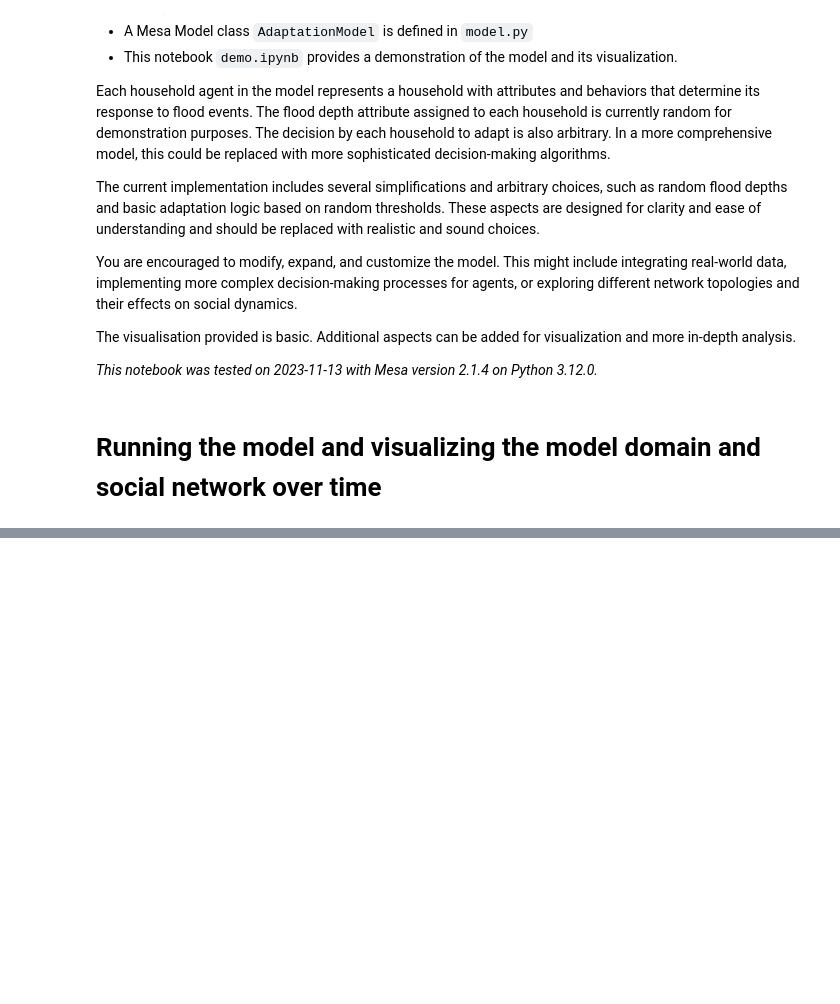
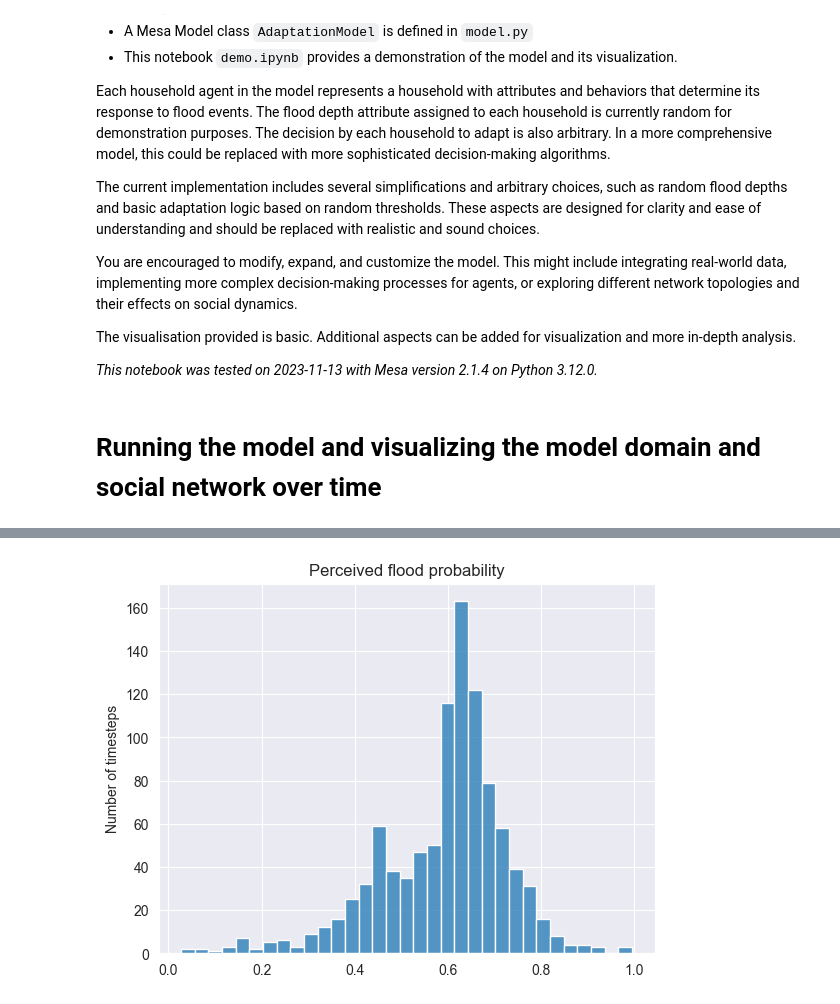
Before and after one commit to ElizeBr/ABM-Flood-adaptation-assignment, a Jupyter notebook: model/demo.ipynb, the cells around one changed output, grey strips where cells are left out. Drawn from its saved outputs; the diff is of its cells as text; code cells hidden in the pictures; blank space fills up the shorter version.

```diff
--- a/model/demo.ipynb
+++ b/model/demo.ipynb
@@ -172,0 +199,7 @@ g.set(title="Perceived flood probability", ylabel="Perceived flood probability")
+# %%
+agent_data = model.datacollector.get_agent_vars_dataframe()
+perceived_flood_probability = agent_data['PerceivedFloodProbability'].values
+g = sns.histplot(perceived_flood_probability, discrete= False)
+g.set(title="Perceived flood probability", ylabel="Number of timesteps");
+# %% [output]
+[figure, added]
```
Also changed, not shown: parts of 10 cells of this notebook, 3 other files.
